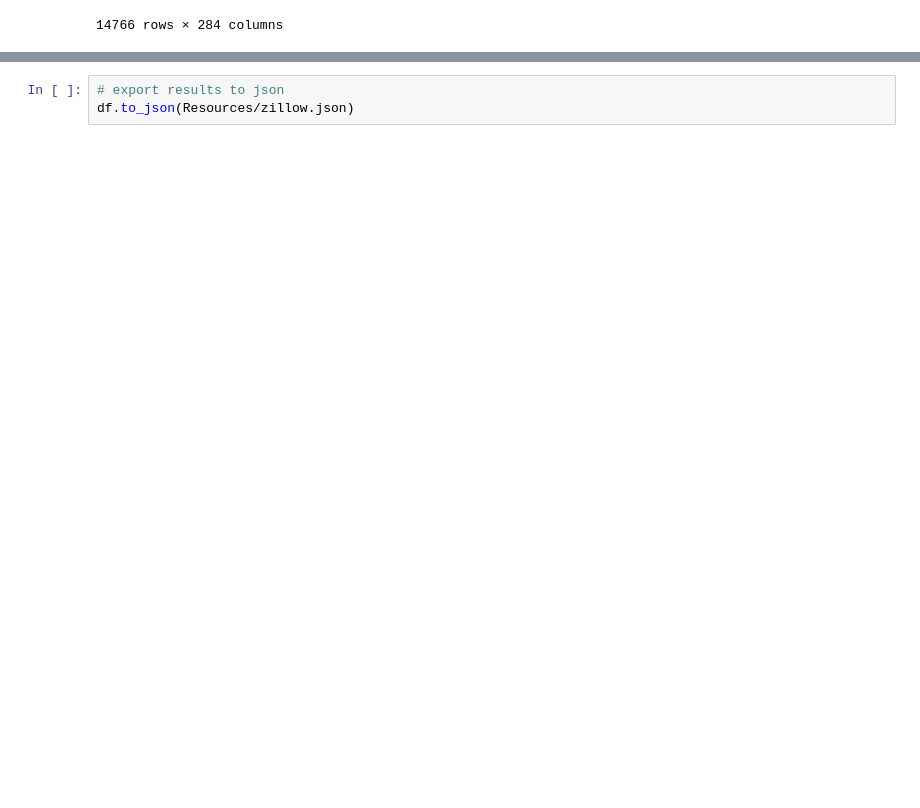
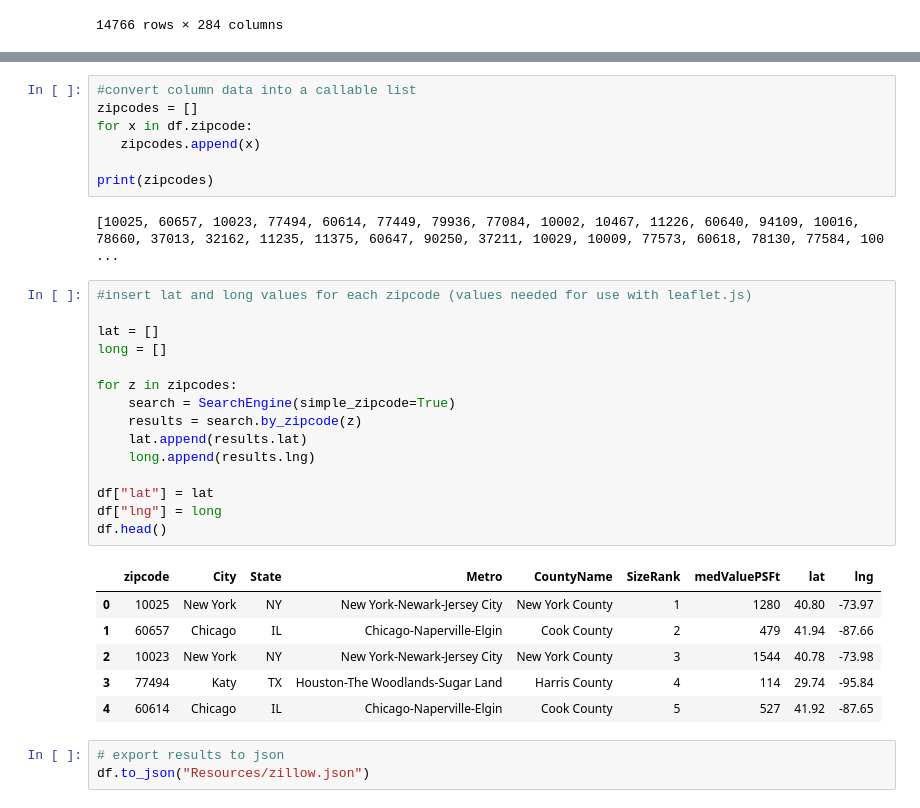
Before and after one commit to kimberlyjharrison/project-02, a Jupyter notebook: zillow.ipynb, the cells around one changed output, grey strips where cells are left out. Saved outputs shown, nothing was run; the diff lists cells and outputs as text; blank space fills up the shorter version.

```diff
--- a/zillow.ipynb
+++ b/zillow.ipynb
@@ -85,3 +85,34 @@ df.head()
+# %%
+#convert column data into a callable list
+zipcodes = []
+for x in df.zipcode:
+   zipcodes.append(x)
+
+print(zipcodes)
+# %% [output]
+[10025, 60657, 10023, 77494, 60614, 77449, 79936, 77084, 10002, 10467, 11226, 60640, 94109, 10016, 78660, 37013, 32162, 11235, 11375, 60647, 90250, 37211, 10029, 10009, 77573, 60618, 78130, 77584, 100 ...
+# %%
+#insert lat and long values for each zipcode (values needed for use with leaflet.js)
+
+lat = []
+long = []
+
+for z in zipcodes:
+    search = SearchEngine(simple_zipcode=True)
+    results = search.by_zipcode(z)
+    lat.append(results.lat)
+    long.append(results.lng)
+
+df["lat"] = lat
+df["lng"] = long
+df.head()
+# %% [output]
+|  | zipcode | City | State | Metro | CountyName | SizeRank | medValuePSFt | lat | lng |
+| 0 | 10025 | New York | NY | New York-Newark-Jersey City | New York County | 1 | 1280 | 40.80 | -73.97 |
+| 1 | 60657 | Chicago | IL | Chicago-Naperville-Elgin | Cook County | 2 | 479 | 41.94 | -87.66 |
+| 2 | 10023 | New York | NY | New York-Newark-Jersey City | New York County | 3 | 1544 | 40.78 | -73.98 |
+| 3 | 77494 | Katy | TX | Houston-The Woodlands-Sugar Land | Harris County | 4 | 114 | 29.74 | -95.84 |
+| 4 | 60614 | Chicago | IL | Chicago-Naperville-Elgin | Cook County | 5 | 527 | 41.92 | -87.65 |
 # %%
 # export results to json
-df.to_json(Resources/zillow.json)
+df.to_json("Resources/zillow.json")
```
Also changed, not shown: parts of 11 cells of this notebook, 2 other files.
